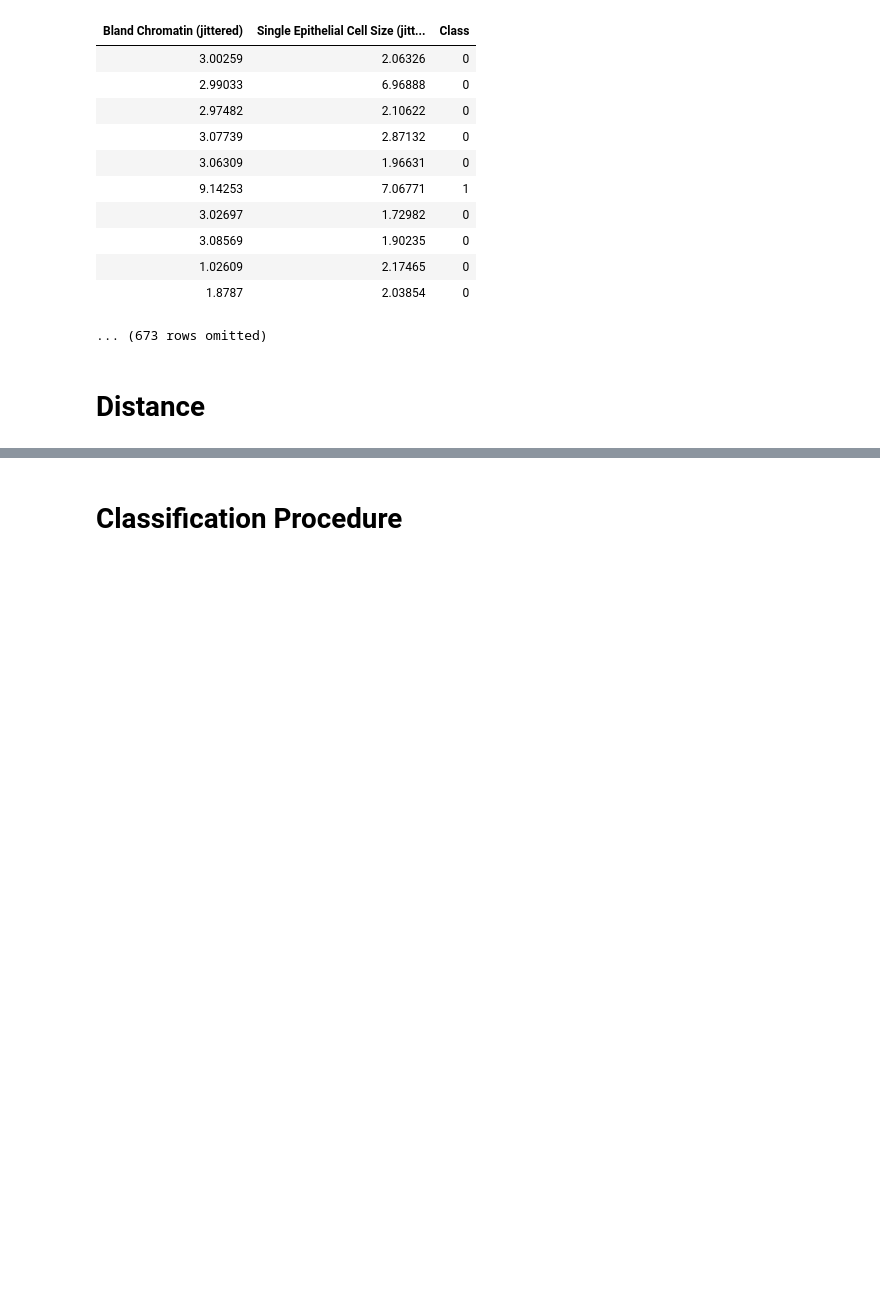
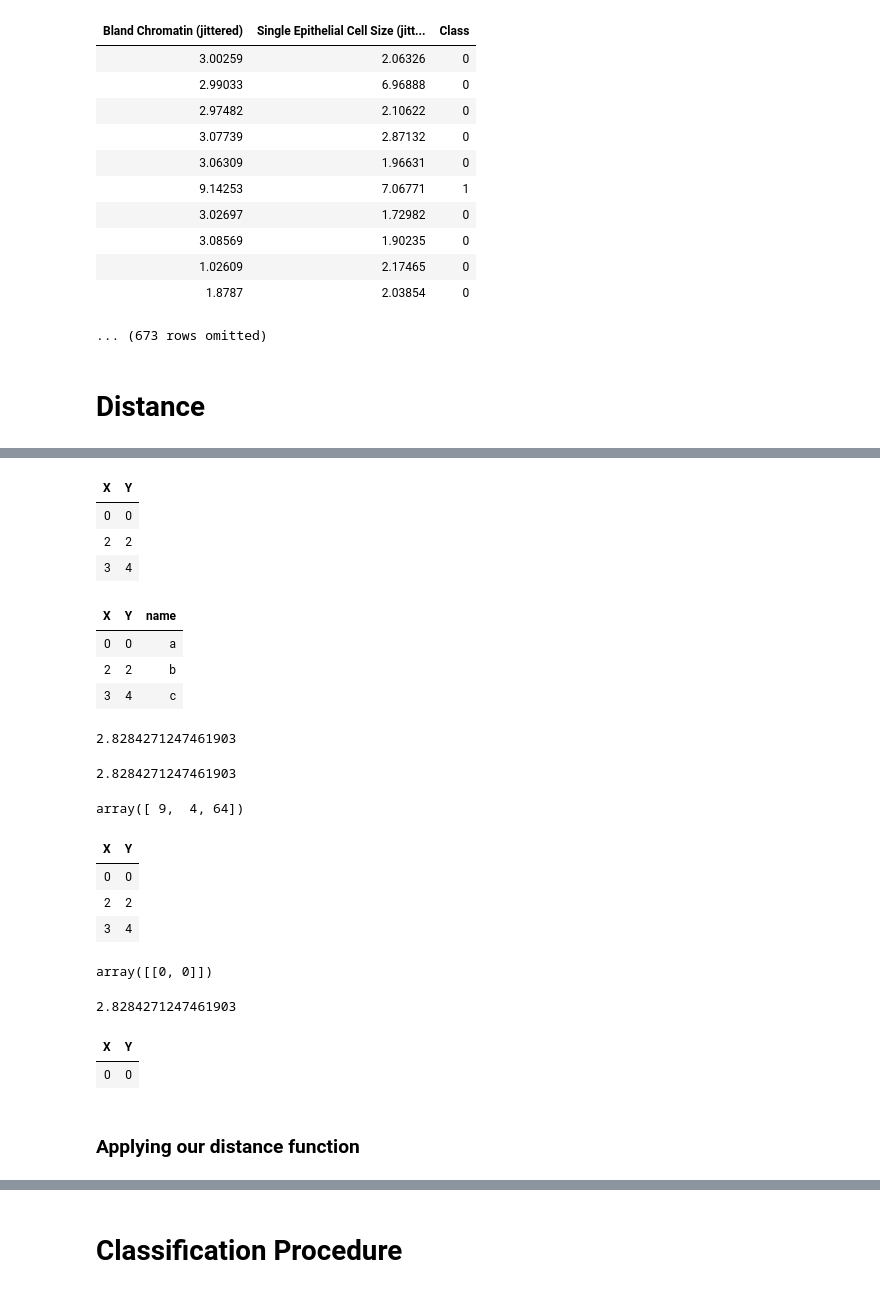
Before and after one commit to BC-COMS-1016/materials-sp22, a Jupyter notebook: demos/Lecture_24_completed.ipynb, the cells around one changed output, grey strips where cells are left out. Saved outputs shown, nothing was run; the diff lists cells and outputs as text; code cells hidden in the pictures; blank space fills up the shorter version.

```diff
--- a/demos/Lecture_24_completed.ipynb
+++ b/demos/Lecture_24_completed.ipynb
@@ -324,0 +334,15 @@ Table().with_columns(['X', [0, 2, 3], 'Y', [0, 2, 4]]).scatter('X', 'Y')
+# %%
+sample_tbl
+# %% [output]
+| X | Y |
+| 0 | 0 |
+| 2 | 2 |
+| 3 | 4 |
+# %%
+sample_tbl = sample_tbl.with_column('name', ['a', 'b', 'c'])
+sample_tbl
+# %% [output]
+| X | Y | name |
+| 0 | 0 | a |
+| 2 | 2 | b |
+| 3 | 4 | c |
@@ -324,0 +354,14 @@ Table().with_columns(['X', [0, 2, 3], 'Y', [0, 2, 4]]).scatter('X', 'Y')
+# %%
+# distance between a and b
+
+np.sqrt(((0 - 2) ** 2) + ((0 - 2) ** 2))
+# %% [output]
+2.8284271247461903
+# %%
+8 ** 0.5
+# %% [output]
+2.8284271247461903
+# %%
+(make_array(1,2,3) - make_array(4,0,-5)) ** 2
+# %% [output]
+array([ 9,  4, 64])
@@ -325,3 +374,24 @@ Table().with_columns(['X', [0, 2, 3], 'Y', [0, 2, 4]]).scatter('X', 'Y')
+# %%
+sample_tbl = Table().with_columns(['X', [0, 2, 3], 'Y', [0, 2, 4]])
+sample_tbl
+# %% [output]
+| X | Y |
+| 0 | 0 |
+| 2 | 2 |
+| 3 | 4 |
+# %%
+make_array(sample_tbl.row(0))
+# %% [output]
+array([[0, 0]])
+# %%
+distance(make_array(sample_tbl.row(0)), make_array(sample_tbl.row(1)))
+# %% [output]
+2.8284271247461903
+# %%
+sample_tbl.take(0)
+# %% [output]
+| X | Y |
+| 0 | 0 |
 # %%
 def distance(pt1, pt2):
     """Return the distance between two points (represented as arrays)"""
@@ -330,6 +400,8 @@ def distance(pt1, pt2):
 def row_distance(row1, row2):
     """Return the distance between two numerical rows of a table"""
     return distance(make_array(row1), make_array(row2))
+# %% [markdown]
+### Applying our distance function
 # %%
 attributes = patients.drop('Class')
 attributes.show(3)
```
Also changed, not shown: parts of 18 cells of this notebook, 1 other file.
